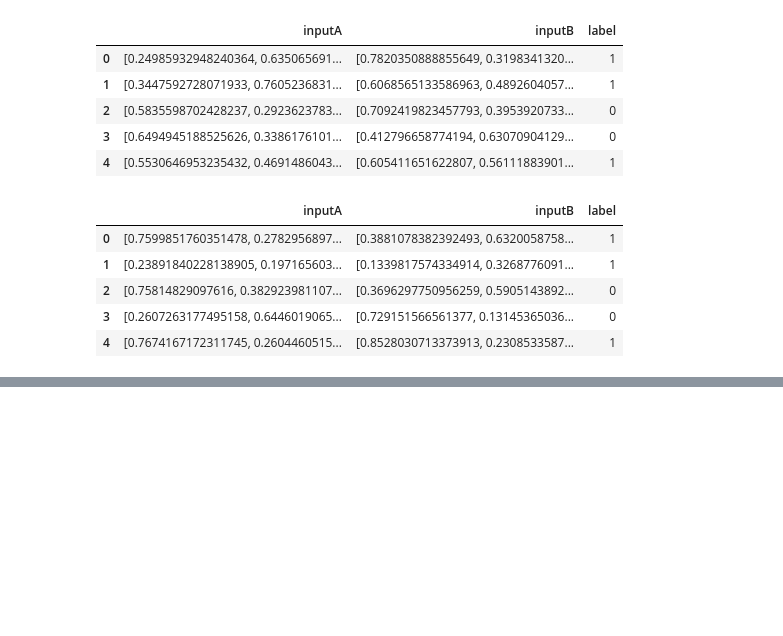
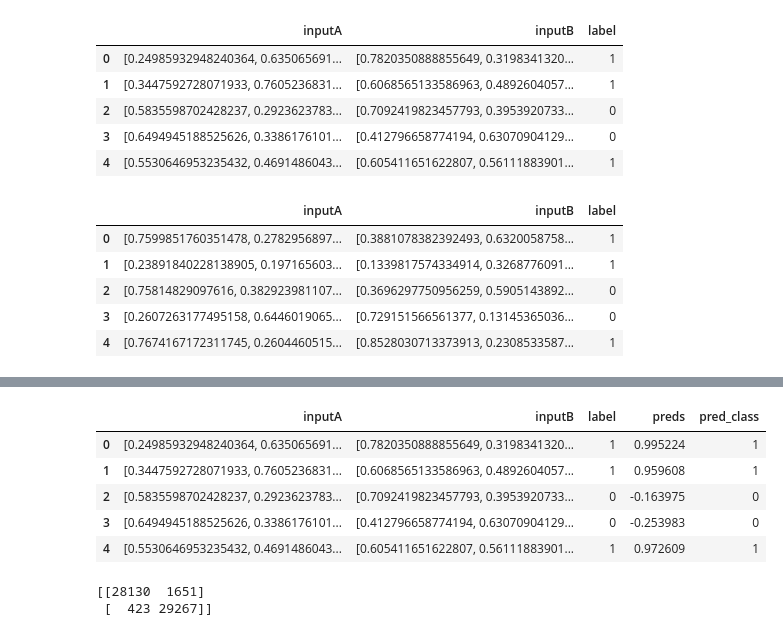
Before and after one commit to ABHISHEK03312/Speech_Emotion_recognition, a Jupyter notebook: speaker_siamese_model.ipynb, the cells around one changed output, grey strips where cells are left out. Saved outputs shown, nothing was run; the diff lists cells and outputs as text; code cells hidden in the pictures; blank space fills up the shorter version.

```diff
--- a/speaker_siamese_model.ipynb
+++ b/speaker_siamese_model.ipynb
@@ -117,0 +178,16 @@ ValueError: Failed to convert a NumPy array to a Tensor (Unsupported object type
+# %%
+threshold = 0.65
+train_results['pred_class'] = train_results.apply(lambda x: int(x['preds']>=threshold), axis=1)
+train_results.head()
+# %% [output]
+|  | inputA | inputB | label | preds | pred_class |
+| 0 | [0.24985932948240364, 0.635065691... | [0.7820350888855649, 0.3198341320... | 1 | 0.995224 | 1 |
+| 1 | [0.3447592728071933, 0.7605236831... | [0.6068565133586963, 0.4892604057... | 1 | 0.959608 | 1 |
+| 2 | [0.5835598702428237, 0.2923623783... | [0.7092419823457793, 0.3953920733... | 0 | -0.163975 | 0 |
+| 3 | [0.6494945188525626, 0.3386176101... | [0.412796658774194, 0.63070904129... | 0 | -0.253983 | 0 |
+| 4 | [0.5530646953235432, 0.4691486043... | [0.605411651622807, 0.56111883901... | 1 | 0.972609 | 1 |
+# %%
+print(confusion_matrix(train_results.label, train_results.pred_class))
+# %% [output]
+[[28130  1651]
+ [  423 29267]]
```
Also changed, not shown: parts of 20 cells of this notebook, 5 other files.
